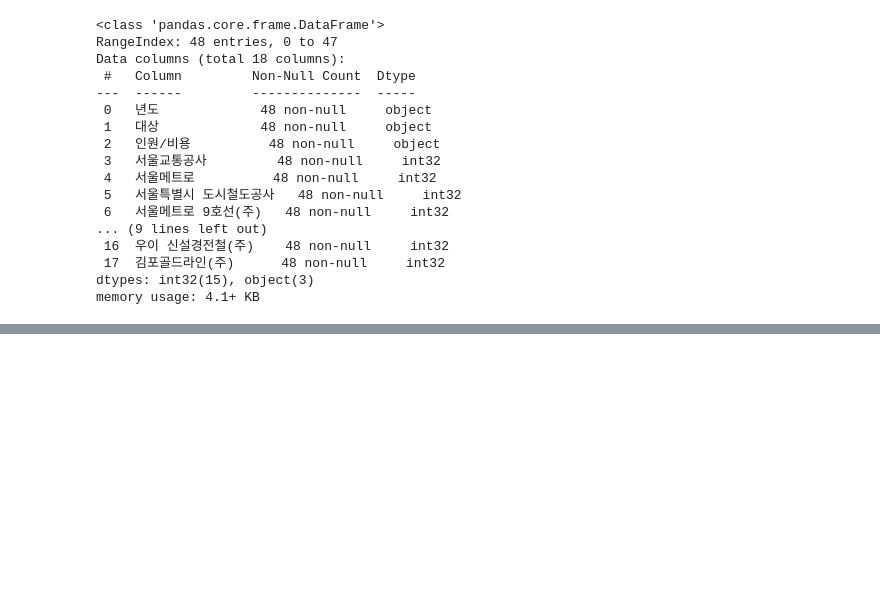
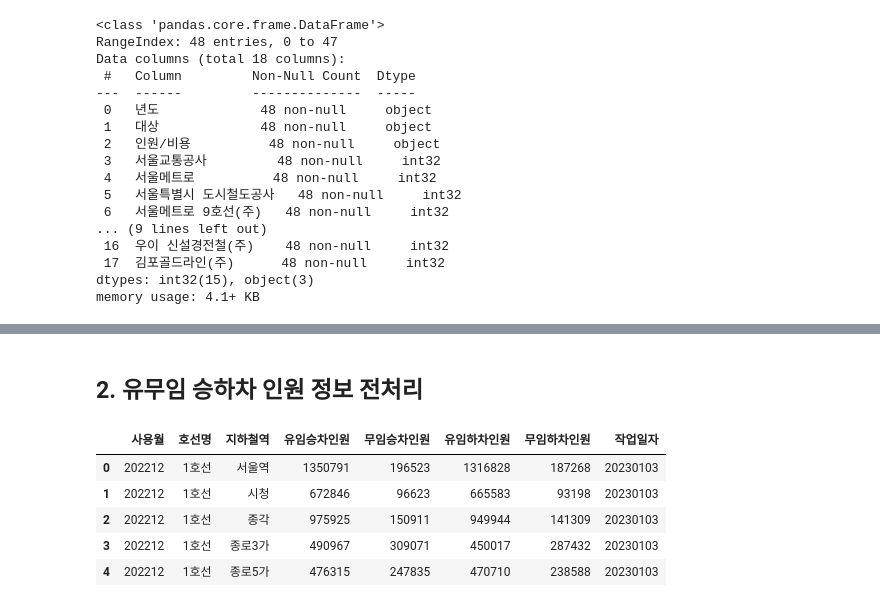
Before and after one commit to HyunJW/Subway_Analystic, a Jupyter notebook: data_preprocessing/유무임 승하차 전처리.ipynb, the cells around one changed output, grey strips where cells are left out. Saved outputs shown, nothing was run; the diff lists cells and outputs as text; code cells hidden in the pictures; blank space fills up the shorter version.

```diff
--- a/data_preprocessing/유무임 승하차 전처리.ipynb
+++ b/data_preprocessing/유무임 승하차 전처리.ipynb
@@ -157,3 +159,15 @@ df_group_fare.head(3)
 # %%
 df_group_pop.to_csv('../data/수정 후 데이터/무임승차 인구(2016~2021).csv', index=False)
 df_group_fare.to_csv('../data/수정 후 데이터/무임비용(2016~2021).csv', index=False)
+# %% [markdown]
+## 2. 유무임 승하차 인원 정보 전처리
+# %%
+df_fares = pd.read_csv('../data/수정 전 데이터/서울시 지하철 호선별 역별 유_무임 승하차 인원 정보.csv', encoding='cp949')
+df_fares.head()
+# %% [output]
+|  | 사용월 | 호선명 | 지하철역 | 유임승차인원 | 무임승차인원 | 유임하차인원 | 무임하차인원 | 작업일자 |
+| 0 | 202212 | 1호선 | 서울역 | 1350791 | 196523 | 1316828 | 187268 | 20230103 |
+| 1 | 202212 | 1호선 | 시청 | 672846 | 96623 | 665583 | 93198 | 20230103 |
+| 2 | 202212 | 1호선 | 종각 | 975925 | 150911 | 949944 | 141309 | 20230103 |
+| 3 | 202212 | 1호선 | 종로3가 | 490967 | 309071 | 450017 | 287432 | 20230103 |
+| 4 | 202212 | 1호선 | 종로5가 | 476315 | 247835 | 470710 | 238588 | 20230103 |
```
Also changed, not shown: parts of 59 cells of this notebook, 1 other file.
